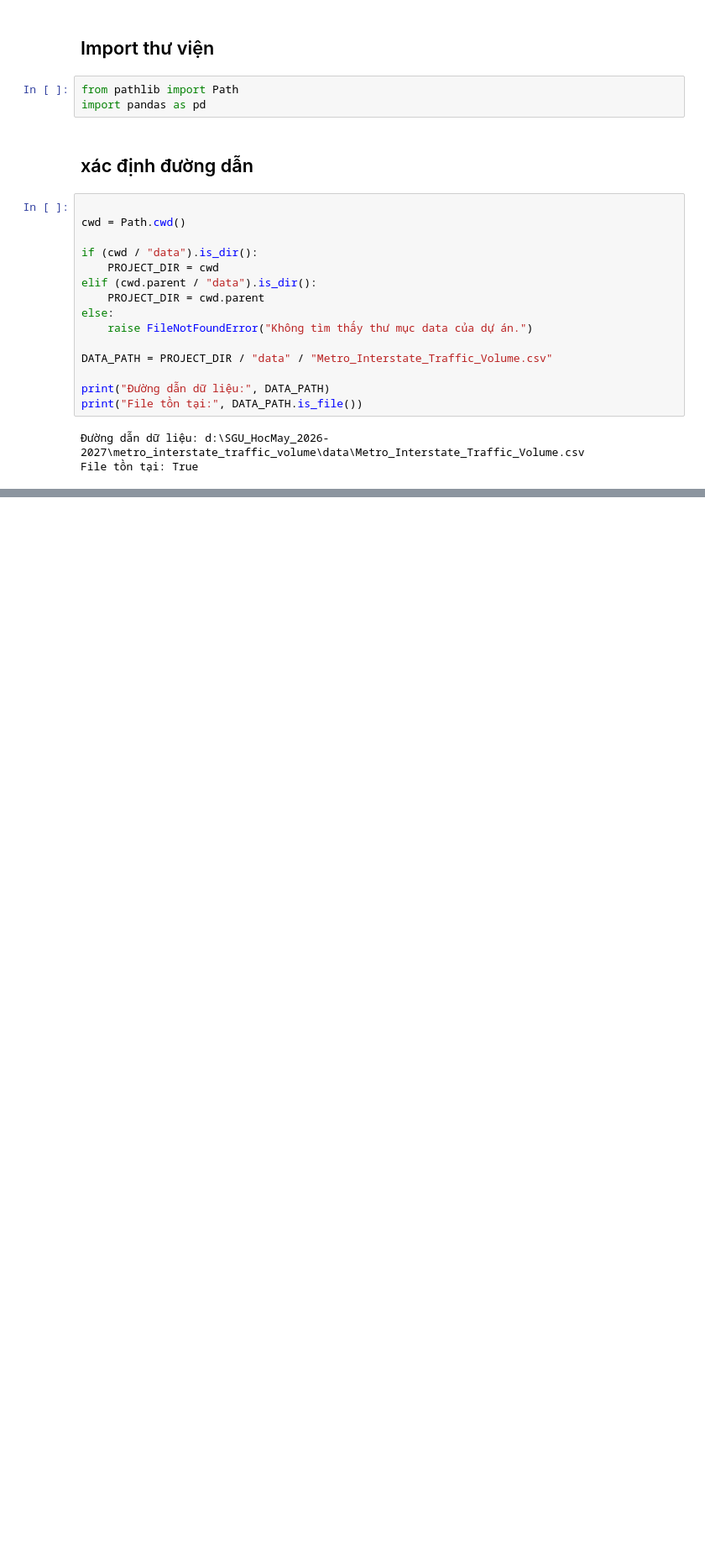
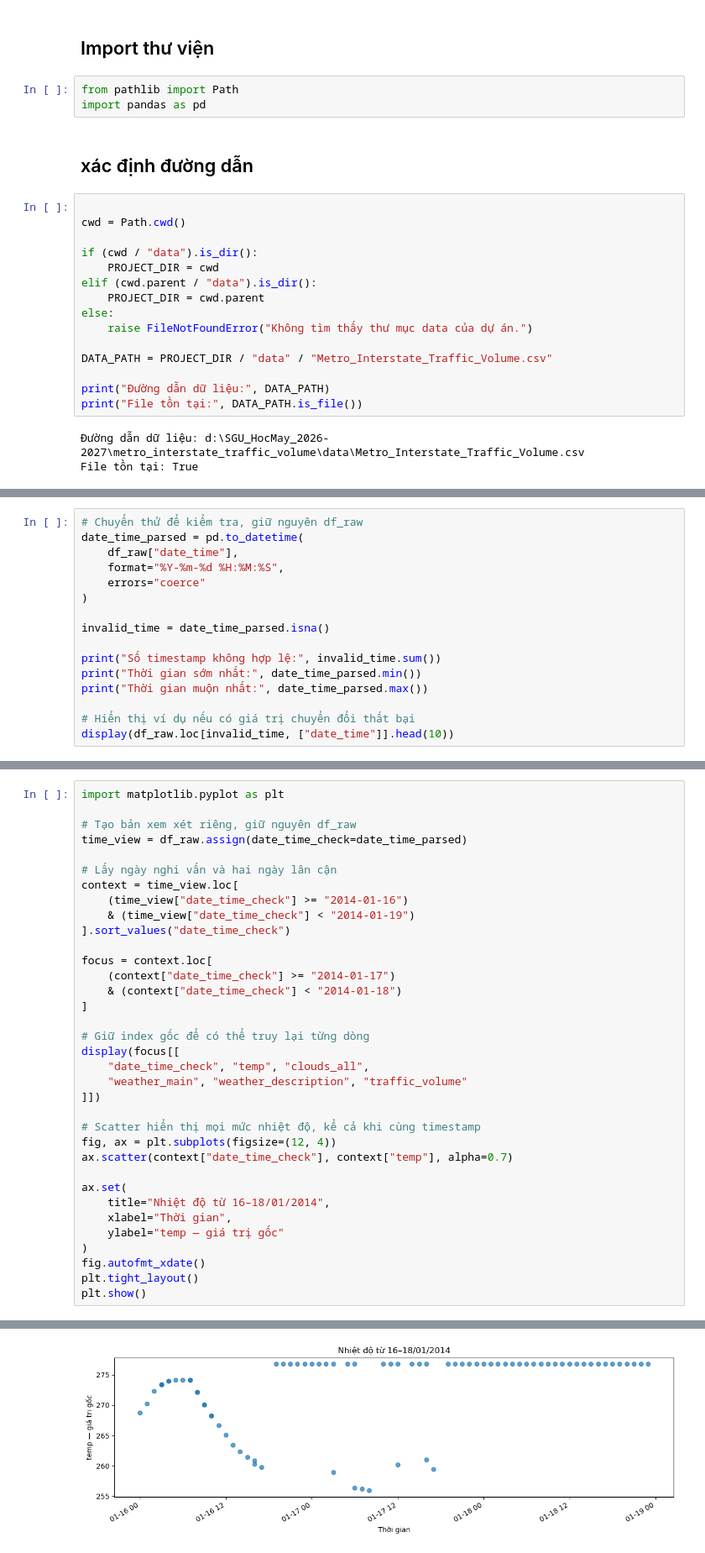
Before and after one commit to HuyTec/SGU_HocMay_2026-2027, a Jupyter notebook: metro_interstate_traffic_volume/notebooks/data_validation.ipynb, the cells around one changed output, grey strips where cells are left out. Shown at 84% size. Cells and saved outputs as stored; diff of their text form; blank space fills up the shorter version.

```diff
--- a/metro_interstate_traffic_volume/notebooks/data_validation.ipynb
+++ b/metro_interstate_traffic_volume/notebooks/data_validation.ipynb
@@ -55,0 +184,16 @@ Số cột: 9
+# %%
+# Chuyển thử để kiểm tra, giữ nguyên df_raw
+date_time_parsed = pd.to_datetime(
+    df_raw["date_time"],
+    format="%Y-%m-%d %H:%M:%S",
+    errors="coerce"
+)
+
+invalid_time = date_time_parsed.isna()
+
+print("Số timestamp không hợp lệ:", invalid_time.sum())
+print("Thời gian sớm nhất:", date_time_parsed.min())
+print("Thời gian muộn nhất:", date_time_parsed.max())
+
+# Hiển thị ví dụ nếu có giá trị chuyển đổi thất bại
+display(df_raw.loc[invalid_time, ["date_time"]].head(10))
@@ -55,0 +400,36 @@ Số cột: 9
+# %%
+import matplotlib.pyplot as plt
+
+# Tạo bản xem xét riêng, giữ nguyên df_raw
+time_view = df_raw.assign(date_time_check=date_time_parsed)
+
+# Lấy ngày nghi vấn và hai ngày lân cận
+context = time_view.loc[
+    (time_view["date_time_check"] >= "2014-01-16")
+    & (time_view["date_time_check"] < "2014-01-19")
+].sort_values("date_time_check")
+
+focus = context.loc[
+    (context["date_time_check"] >= "2014-01-17")
+    & (context["date_time_check"] < "2014-01-18")
+]
+
+# Giữ index gốc để có thể truy lại từng dòng
+display(focus[[
+    "date_time_check", "temp", "clouds_all",
+    "weather_main", "weather_description", "traffic_volume"
+]])
+
+# Scatter hiển thị mọi mức nhiệt độ, kể cả khi cùng timestamp
+fig, ax = plt.subplots(figsize=(12, 4))
+ax.scatter(context["date_time_check"], context["temp"], alpha=0.7)
+
+ax.set(
+    title="Nhiệt độ từ 16–18/01/2014",
+    xlabel="Thời gian",
+    ylabel="temp — giá trị gốc"
+)
+fig.autofmt_xdate()
+plt.tight_layout()
+plt.show()
+# %% [output]
@@ -55,0 +453 @@ Số cột: 9
+[figure, added]
```
Also changed, not shown: parts of 39 cells of this notebook, 1 other file.
